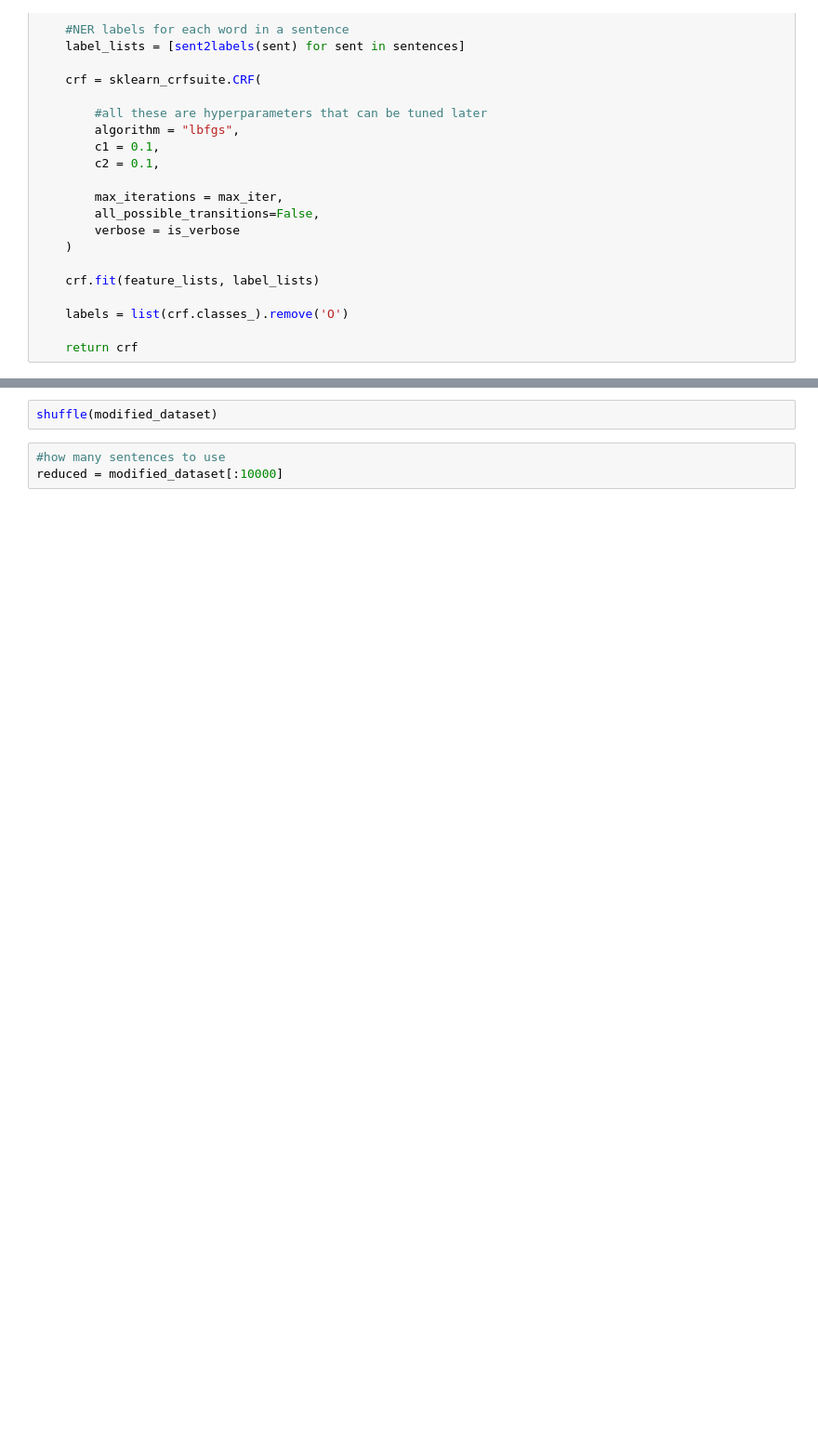
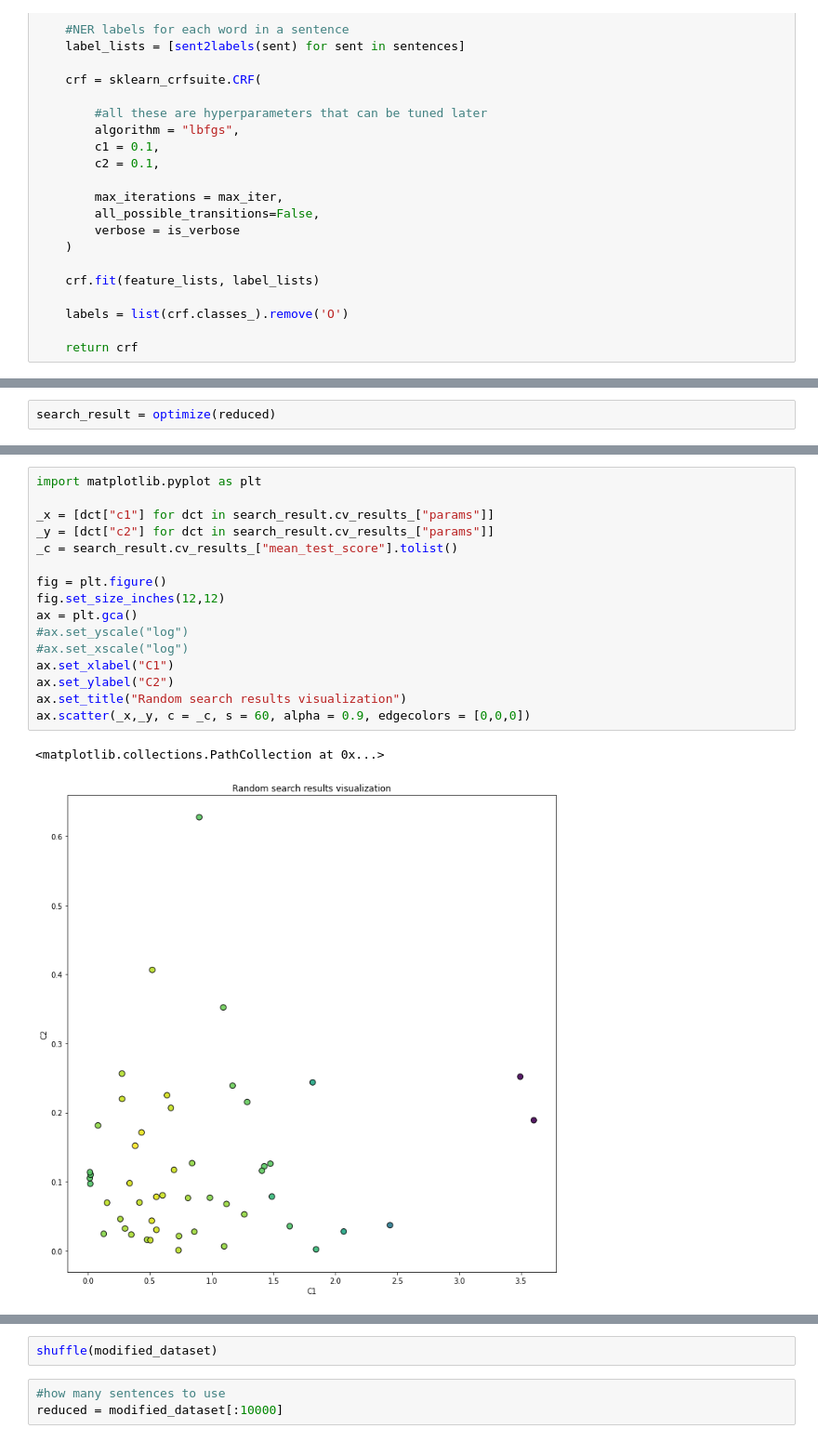
Before and after one commit to georgegarrington/COMP3225-NLP, a Jupyter notebook: src/coursework/version 2.ipynb, the cells around one changed output, grey strips where cells are left out. Shown at 93% size. Drawn from its saved outputs; the diff is of its cells as text; blank space fills up the shorter version.

```diff
--- a/src/coursework/version 2.ipynb
+++ b/src/coursework/version 2.ipynb
@@ -357,0 +398,2 @@ def train_model(sentences, is_verbose = False):
+# %%
+search_result = optimize(reduced)
@@ -357,0 +467,19 @@ def train_model(sentences, is_verbose = False):
+# %%
+import matplotlib.pyplot as plt
+
+_x = [dct["c1"] for dct in search_result.cv_results_["params"]]
+_y = [dct["c2"] for dct in search_result.cv_results_["params"]]
+_c = search_result.cv_results_["mean_test_score"].tolist()
+
+fig = plt.figure()
+fig.set_size_inches(12,12)
+ax = plt.gca()
+#ax.set_yscale("log")
+#ax.set_xscale("log")
+ax.set_xlabel("C1")
+ax.set_ylabel("C2")
+ax.set_title("Random search results visualization")
+ax.scatter(_x,_y, c = _c, s = 60, alpha = 0.9, edgecolors = [0,0,0])
+# %% [output]
+<matplotlib.collections.PathCollection at 0x...>
+[figure, added]
```
Also changed, not shown: parts of 11 cells of this notebook, 1 other file.
